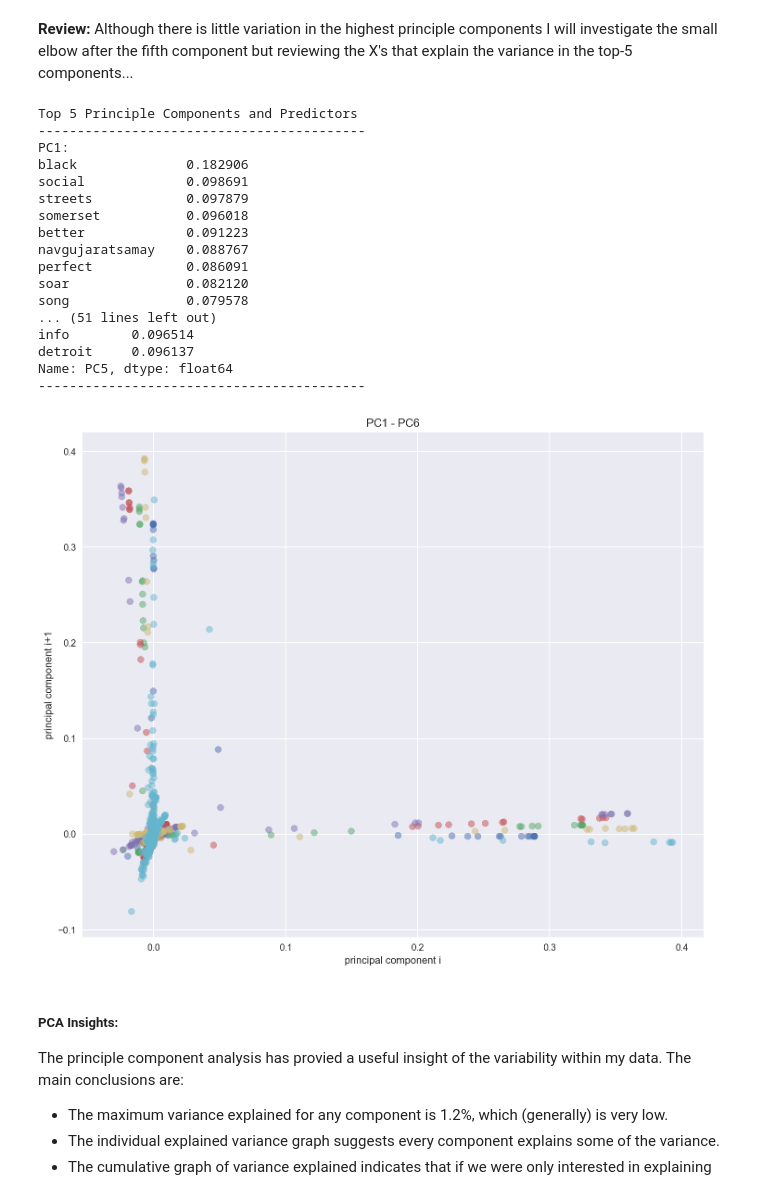
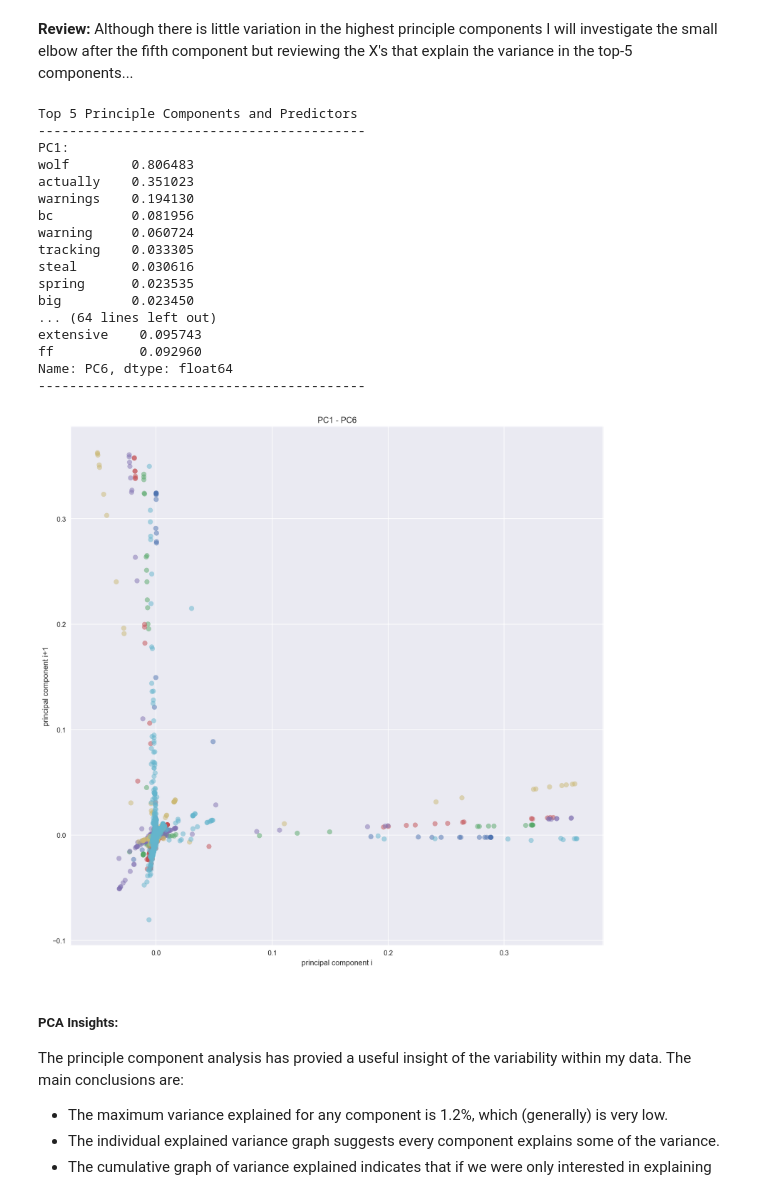
Before and after one commit to tcroshaw/ga_personal, a Jupyter notebook: capstone_technical_report_3_HailModelling.ipynb, the cells around one changed output. Drawn from its saved outputs; the diff is of its cells as text; code cells hidden in the pictures.

```diff
--- a/capstone_technical_report_3_HailModelling.ipynb
+++ b/capstone_technical_report_3_HailModelling.ipynb
@@ -174,40 +174,44 @@ print ("------------------------------------------")
 print ("PC5:")
 print (components['PC5'].nlargest(10))
 print ("------------------------------------------")
+print ("PC6:")
+print (components['PC6'].nlargest(10))
+print ("------------------------------------------")
 # %% [output]
 Top 5 Principle Components and Predictors
 ------------------------------------------
 PC1:
-black              0.182906
-social             0.098691
-streets            0.097879
-somerset           0.096018
-better             0.091223
-navgujaratsamay    0.088767
-perfect            0.086091
-soar               0.082120
-song               0.079578
-... (51 lines left out)
-info        0.096514
-detroit     0.096137
-Name: PC5, dtype: float64
+wolf        0.806483
+actually    0.351023
+warnings    0.194130
+bc          0.081956
+warning     0.060724
+tracking    0.033305
+steal       0.030616
+spring      0.023535
+big         0.023450
+... (64 lines left out)
+extensive    0.095743
+ff           0.092960
+Name: PC6, dtype: float64
 ------------------------------------------
 # %%
 # Plot the top 5 principle components and their predictors
 
 fig, ax = plt.subplots(figsize=(14,14))
 ax.scatter(pca.components_[0], pca.components_[1], alpha=0.5)
 ax.scatter(pca.components_[1], pca.components_[2], alpha=0.5)
 ax.scatter(pca.components_[2], pca.components_[3], alpha=0.5)
 ax.scatter(pca.components_[3], pca.components_[4], alpha=0.5)
 ax.scatter(pca.components_[4], pca.components_[5], alpha=0.5)
-ax.set_title('PC1 - PC5')
+ax.scatter(pca.components_[5], pca.components_[6], alpha=0.5)
+ax.set_title('PC1 - PC6')
 ax.set_xlabel('principal component i')
 ax.set_ylabel('principal component i+1')
 ax.legend()
 plt.show()
 # %% [output]
-[figure, old version]
+[figure, new version]
 # %% [markdown]
 ##### PCA Insights:
 
```
Also changed, not shown: parts of 4 cells of this notebook.
